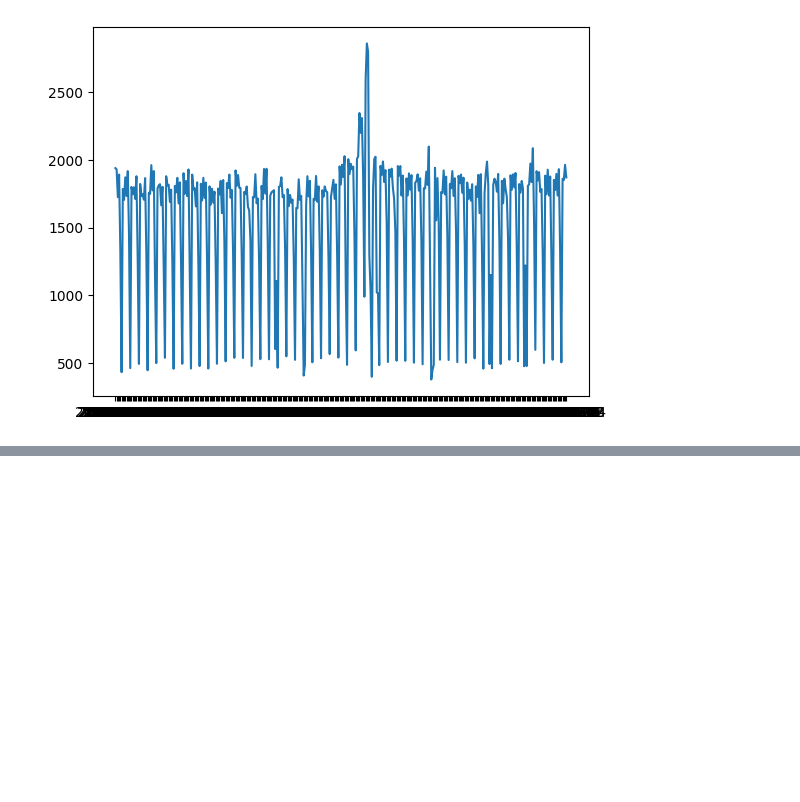
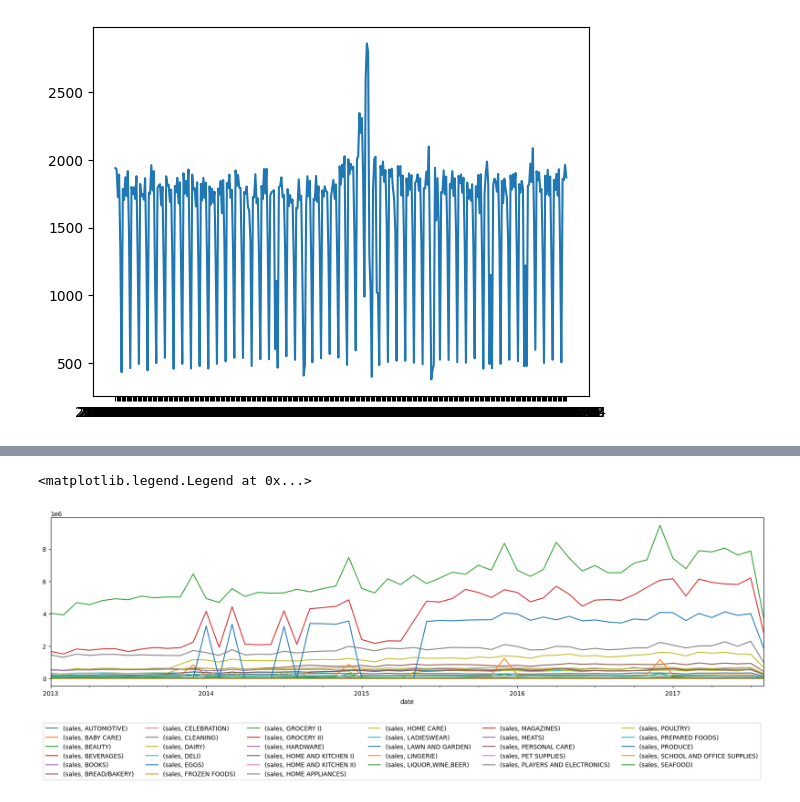
Before and after one commit to centralpenguin/StoreSales, a Jupyter notebook: notebooks/EDA.ipynb, the cells around one changed output, grey strips where cells are left out. Saved outputs shown, nothing was run; the diff lists cells and outputs as text; code cells hidden in the pictures; blank space fills up the shorter version.

```diff
--- a/notebooks/EDA.ipynb
+++ b/notebooks/EDA.ipynb
@@ -322,0 +377,9 @@ plt.plot(
+# %%
+family_sales_per_month = train.groupby(['date', 'family']).agg({'sales': 'sum'}).unstack().resample('1M').sum()
+
+# Satışları çiz
+family_sales_per_month.plot(figsize=(21,5))
+plt.legend(bbox_to_anchor=(1, -.2), ncol=6)
+# %% [output]
+<matplotlib.legend.Legend at 0x...>
+[figure, added]
```
Also changed, not shown: parts of 15 cells of this notebook.
